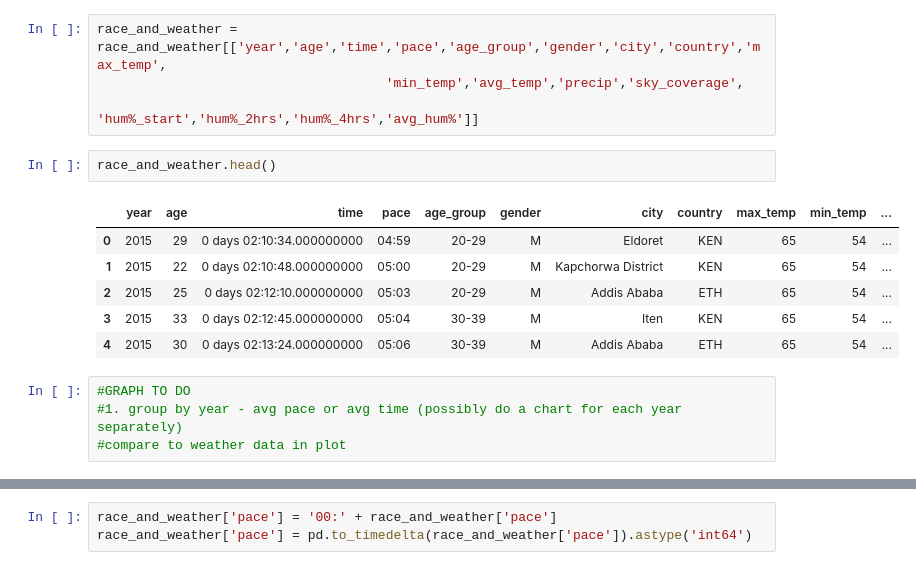
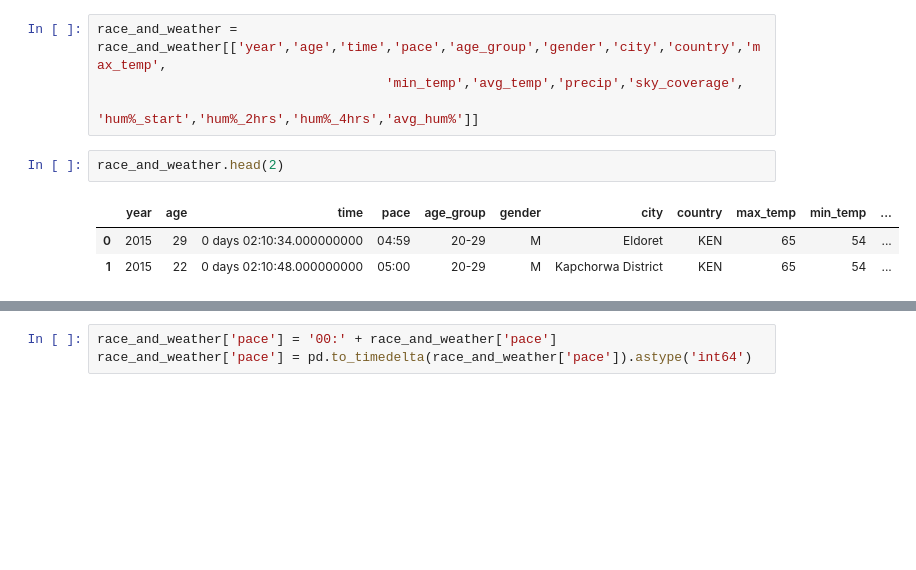
Before and after one commit to nmuldowney/nyc-marathon-capstone, a Jupyter notebook: notebooks/nyc_weather_and_gdp_eda.ipynb, the cells around one changed output, grey strips where cells are left out. Drawn from its saved outputs; the diff is of its cells as text; blank space fills up the shorter version.

```diff
--- a/notebooks/nyc_weather_and_gdp_eda.ipynb
+++ b/notebooks/nyc_weather_and_gdp_eda.ipynb
@@ -395,15 +396,8 @@ race_and_weather = race_and_weather[['year','age','time','pace','age_group','gen
                                      'min_temp','avg_temp','precip','sky_coverage',
                                      'hum%_start','hum%_2hrs','hum%_4hrs','avg_hum%']]
 # %%
-race_and_weather.head()
+race_and_weather.head(2)
 # %% [output]
 |  | year | age | time | pace | age_group | gender | city | country | max_temp | min_temp | ... |
 | 0 | 2015 | 29 | 0 days 02:10:34.000000000 | 04:59 | 20-29 | M | Eldoret | KEN | 65 | 54 | ... |
 | 1 | 2015 | 22 | 0 days 02:10:48.000000000 | 05:00 | 20-29 | M | Kapchorwa District | KEN | 65 | 54 | ... |
-| 2 | 2015 | 25 | 0 days 02:12:10.000000000 | 05:03 | 20-29 | M | Addis Ababa | ETH | 65 | 54 | ... |
-| 3 | 2015 | 33 | 0 days 02:12:45.000000000 | 05:04 | 30-39 | M | Iten | KEN | 65 | 54 | ... |
-| 4 | 2015 | 30 | 0 days 02:13:24.000000000 | 05:06 | 30-39 | M | Addis Ababa | ETH | 65 | 54 | ... |
-# %%
-#GRAPH TO DO
-#1. group by year - avg pace or avg time (possibly do a chart for each year separately)
-#compare to weather data in plot
```
Also changed, not shown: parts of 25 cells of this notebook, 1 other file.
